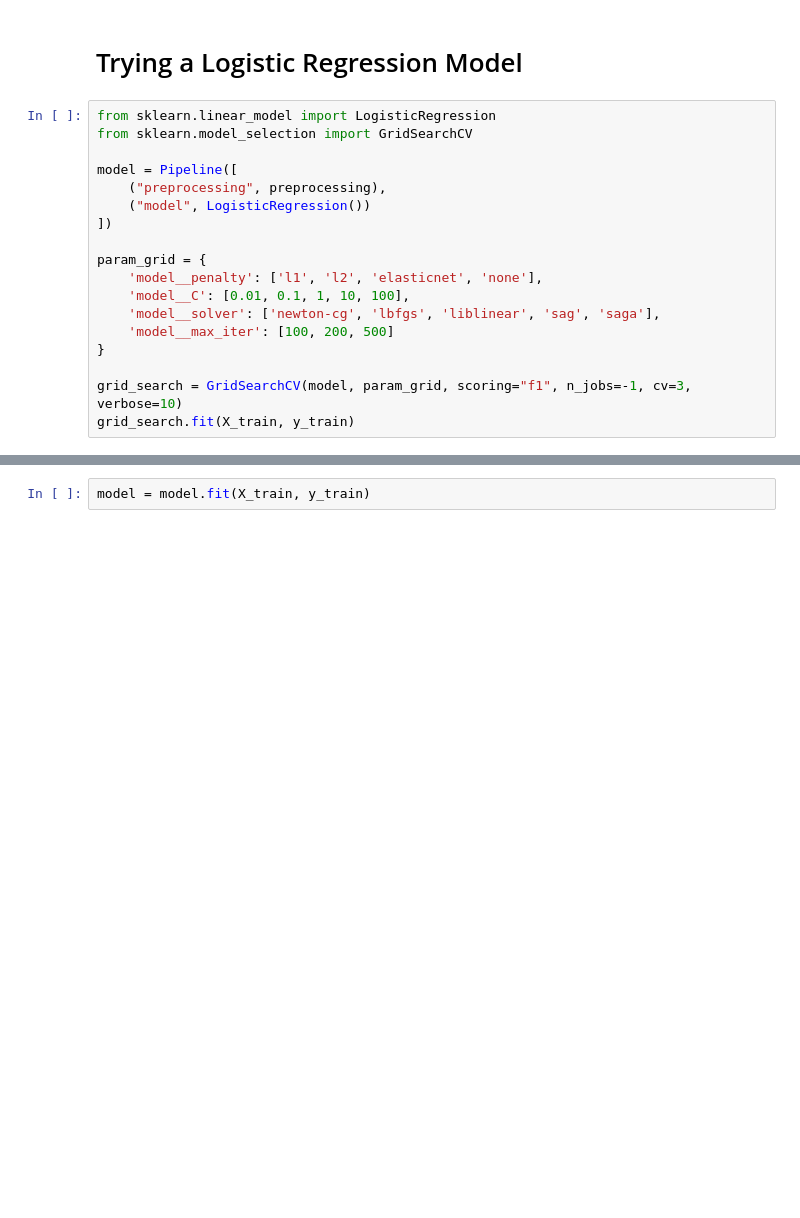
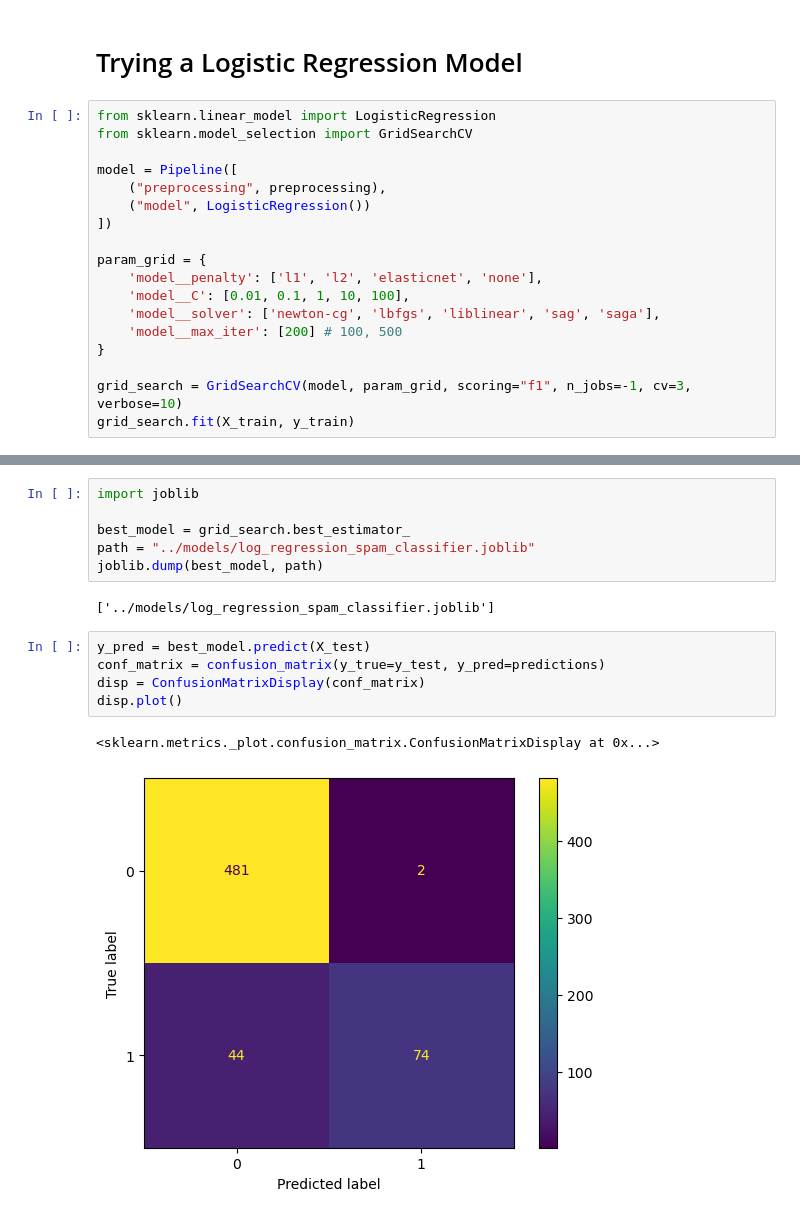
Before and after one commit to F-Fer/HOML-3_Exercises, a Jupyter notebook: MySolutions/Chapter-3/Notebooks/Chapter-3_Exc-4_DataExploration.ipynb, the cells around one changed output, grey strips where cells are left out. Saved outputs shown, nothing was run; the diff lists cells and outputs as text; blank space fills up the shorter version.

```diff
--- a/MySolutions/Chapter-3/Notebooks/Chapter-3_Exc-4_DataExploration.ipynb
+++ b/MySolutions/Chapter-3/Notebooks/Chapter-3_Exc-4_DataExploration.ipynb
@@ -676,7 +676,7 @@ param_grid = {
     'model__penalty': ['l1', 'l2', 'elasticnet', 'none'],
     'model__C': [0.01, 0.1, 1, 10, 100],
     'model__solver': ['newton-cg', 'lbfgs', 'liblinear', 'sag', 'saga'],
-    'model__max_iter': [100, 200, 500]
+    'model__max_iter': [200] # 100, 500
 }
 
 grid_search = GridSearchCV(model, param_grid, scoring="f1", n_jobs=-1, cv=3, verbose=10)
@@ -691,5 +735,19 @@ grid_search.cv_results
+# %%
+import joblib
+
+best_model = grid_search.best_estimator_
+path = "../models/log_regression_spam_classifier.joblib"
+joblib.dump(best_model, path)
+# %% [output]
+['../models/log_regression_spam_classifier.joblib']
 # %%
-model = model.fit(X_train, y_train)
+y_pred = best_model.predict(X_test)
+conf_matrix = confusion_matrix(y_true=y_test, y_pred=predictions)
+disp = ConfusionMatrixDisplay(conf_matrix)
+disp.plot()
+# %% [output]
+<sklearn.metrics._plot.confusion_matrix.ConfusionMatrixDisplay at 0x...>
+[figure, added]
 # %%
 print(type(y_pred[0]))
 print(type(y_test[0]))
```
Also changed, not shown: parts of 12 cells of this notebook, 1 other file.
